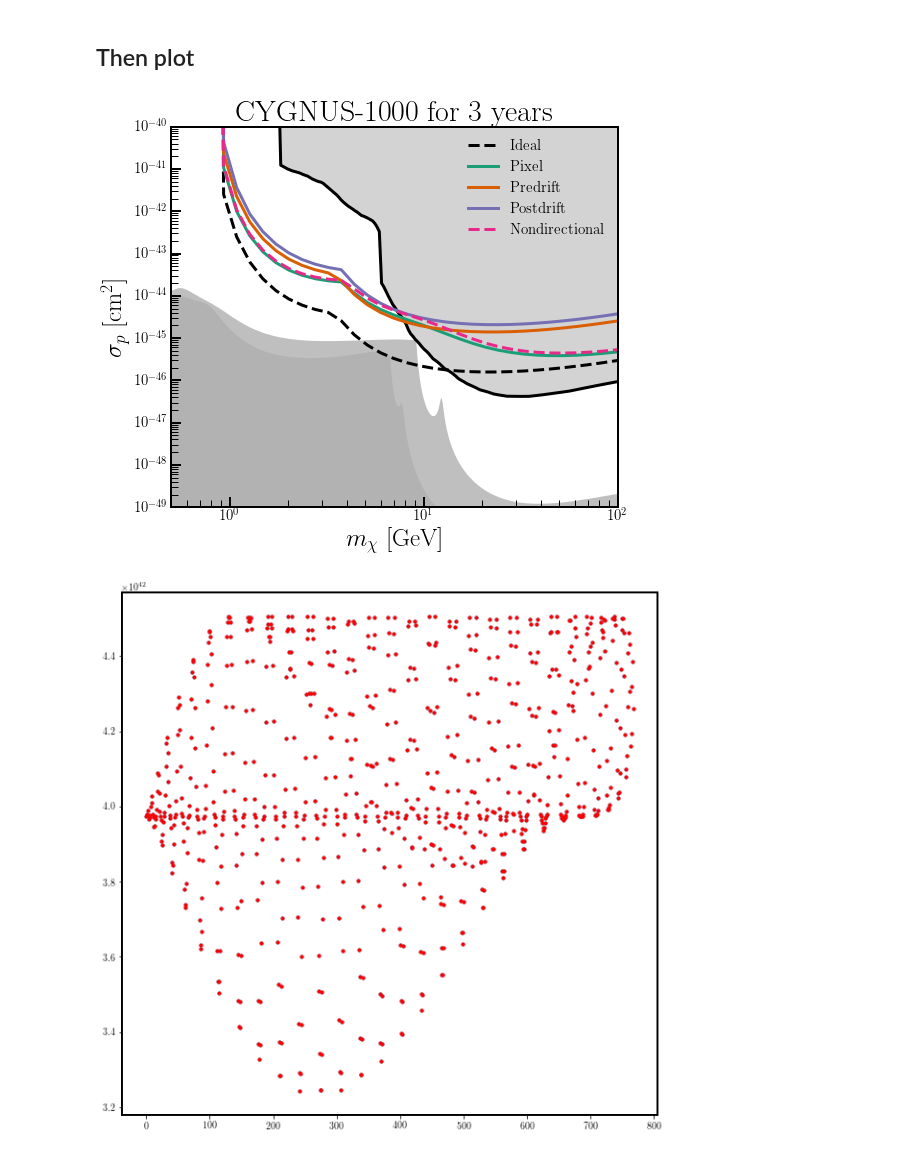
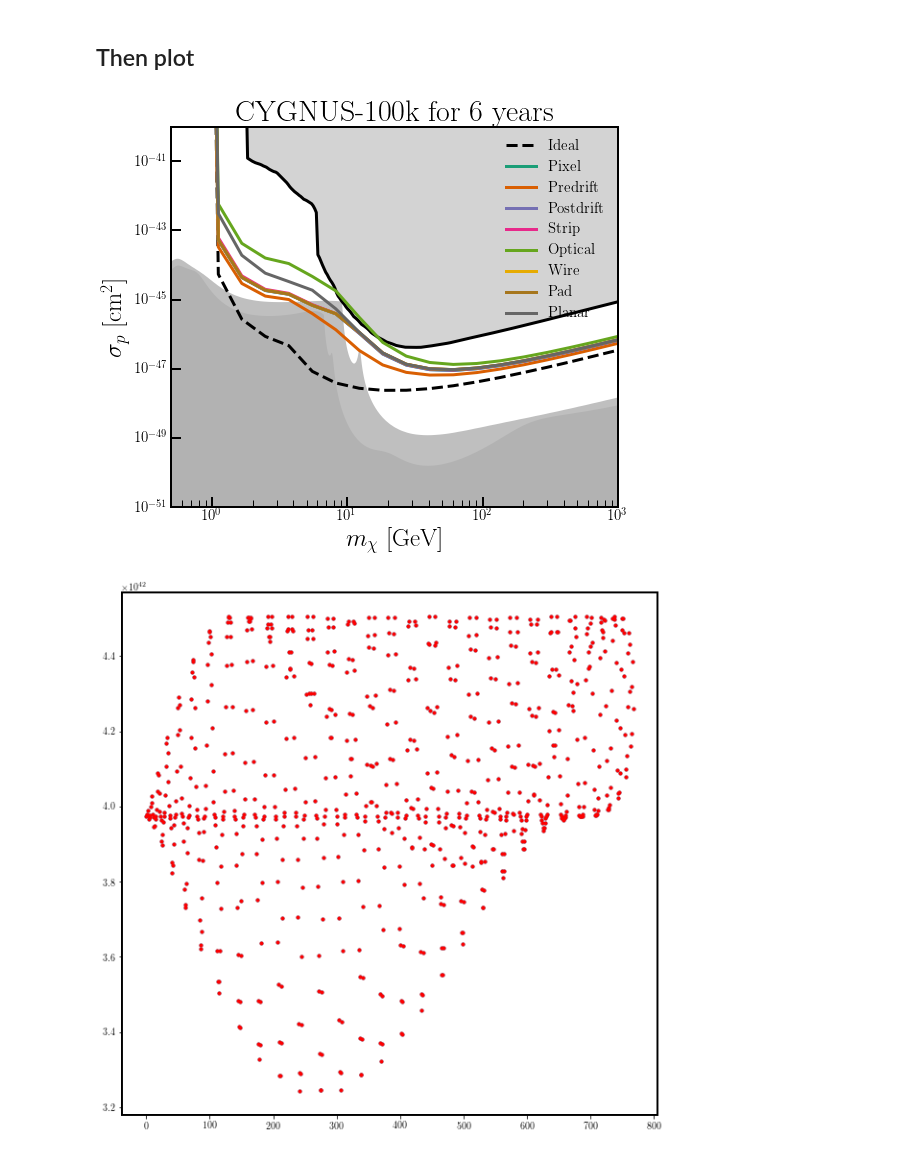
Before and after one commit to cajohare/CYGNUS, a Jupyter notebook: python/Plot_SI_limits.ipynb, the cells around one changed output. Cells and saved outputs as stored; diff of their text form; code cells hidden in the pictures.

```diff
--- a/python/Plot_SI_limits.ipynb
+++ b/python/Plot_SI_limits.ipynb
@@ -10,22 +10,22 @@ from numpy import *
 import matplotlib.pyplot as plt
 import matplotlib.cm as cm
 
-froot = "../data/CYGNUS1000-EnergyOff-costh-"
-ftit = "CYGNUS-1000 for 3 years"
-fname = ["" for x in range(0,5)]
+froot = "../data/CYGNUS100k-"
+ftit = "CYGNUS-100k for 6 years"
+fname = ["" for x in range(0,10)]
 fname[0] ="Ideal"
 fname[1] ="Pixel"
 fname[2] ="Predrift"
 fname[3] ="Postdrift"
-#fname[4] ="Strip"
-#fname[5] ="Optical"
-#fname[6] ="Wire"
-#fname[7] ="Pad"
-#fname[8] ="Planar"
-fname[4] ="Nondirectional"
+fname[4] ="Strip"
+fname[5] ="Optical"
+fname[6] ="Wire"
+fname[7] ="Pad"
+fname[8] ="Planar"
+fname[9] ="Nondirectional"
 
-data_all = zeros(shape=(10,50))
-for i in range(0,5):
+data_all = zeros(shape=(10,20))
+for i in range(0,10):
     data = loadtxt(froot+fname[i]+".txt")
     m,F,He = data[0,:], data[1,:], data[2,:]
     He[He==0] = 1
@@ -53,9 +53,9 @@ col[0,:] = [0,0,0,1]
 col[-1,:] = [0,0,0,1]
 # Close-up range
 xmin = 0.5
-xmax = 1.0e2
+xmax = 1.0e3
 ymax = 1.0e-40
-ymin = 1.0e-49
+ymin = 1.0e-51
 
 # Full range
 #xmin = 0.1
@@ -70,44 +70,36 @@ plt.fill_between(m2, nu_F, y2=ymin,facecolor='Gray',alpha=0.5)
 # Expt limits
 plt.fill_between(mlim, slim, y2=ymax,facecolor='LightGray')
 plt.loglog(mlim, slim,"-",linewidth=3,color='k')
 
 # Plot lines
-lsty = ["" for x in range(0,5)]
+lsty = ["-" for x in range(0,10)]
 lsty[0] ="--"
-lsty[1] ="-"
-lsty[2] ="-"
-lsty[3] ="-"
-#lsty[4] ="-"
-#lsty[5] ="-"
-#lsty[6] ="-"
-#lsty[7] ="-"
-#lsty[8] ="-"
 lsty[-1] ="--"
-for i in range(0,5):
+for i in range(0,9):
     plt.loglog(m,data_all[i,:],lsty[i],color=col[i,:],linewidth=3,label=fname[i])
 
 # Labels
 plt.legend(loc='upper right',fontsize=15,frameon=False)
 plt.xlabel(r"$m_\chi$ [GeV]",fontsize=25)
 plt.ylabel(r"$\sigma_p$ [cm$^2$]",fontsize=25)
 
 # Limits
 ax.set_xlim(left=xmin, right=xmax)
 ax.set_ylim(bottom=ymin, top=ymax)
 
 
 # Style
 plt.rc('text', usetex=True)
 plt.rc('font', family='serif')
 plt.xticks(fontsize=15)
 plt.yticks(fontsize=15)
 ax.tick_params(which='major',direction='in',width=2,length=10)
 ax.tick_params(which='minor',direction='in',width=1,length=7)
 plt.title(ftit,fontsize=30)
 plt.show()
 fig.savefig('../plots/Cygnus'+ftit+'-SI.pdf')
 # %% [output]
-[figure, old version]
+[figure, new version]
 # %%
 fig = plt.figure(figsize=(10,10))
 ax = fig.add_subplot(111)
```
Also changed, not shown: parts of 6 cells of this notebook, 32 other files.
